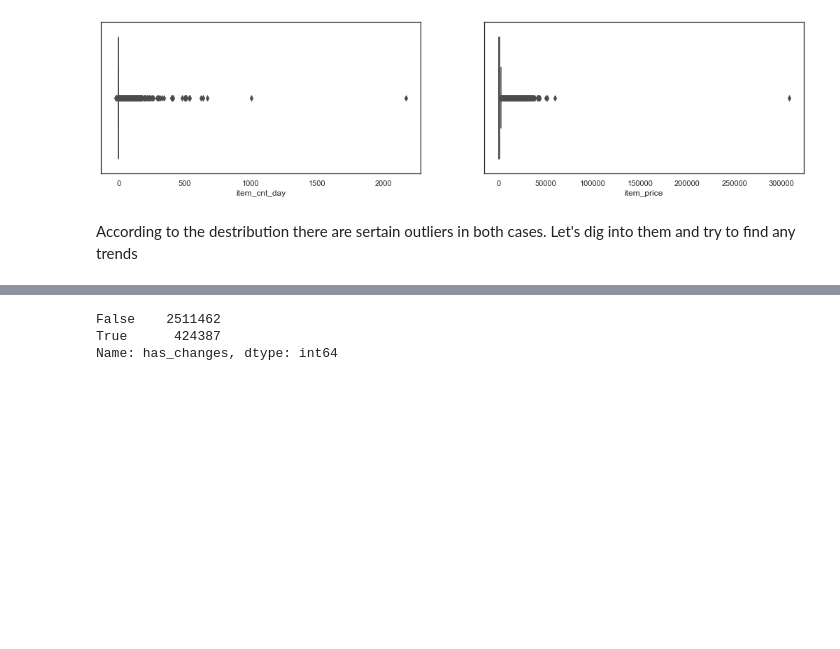
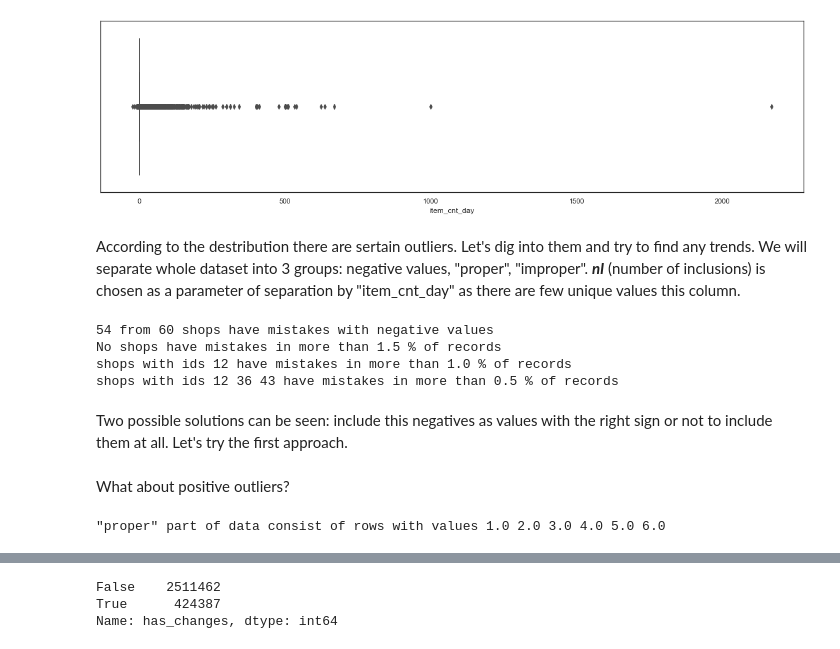
Before and after one commit to MShepelin/Predict-future-sales, a Jupyter notebook: Full workflow.ipynb, the cells around one changed output, grey strips where cells are left out. Drawn from its saved outputs; the diff is of its cells as text; code cells hidden in the pictures; blank space fills up the shorter version.

Commit message:
Outliers overview done

```diff
--- a/Full workflow.ipynb
+++ b/Full workflow.ipynb
@@ -14,10 +14,13 @@ pd.set_option('display.max_rows', 200)
 pd.set_option('display.max_columns', 100)
 sns.set(style="white")
 # %%
-# Import data
-sales_train        = pd.read_csv('./readonly/sales_train.csv')
-test               = pd.read_csv('./readonly/test.csv')
+# Import data (we will immideatly merge some informaton together)
 items              = pd.read_csv('./readonly/items.csv').set_index('item_id')
+sales_train        = pd.read_csv('./readonly/sales_train.csv').join(items['item_category_id'], on='item_id')
+test               = pd.read_csv('./readonly/test.csv').join(items['item_category_id'], on='item_id')
 item_categories    = pd.read_csv('./readonly/item_categories.csv').set_index('item_category_id')
-shops              = pd.read_csv('./readonly/shops.csv')
+shops              = pd.read_csv('./readonly/shops.csv').set_index('shop_id')
+
+assert not sales_train['item_category_id'].isna().any()
+assert not test['item_category_id'].isna().any()
 # %% [markdown]
@@ -24,10 +29,31 @@ shops              = pd.read_csv('./readonly/shops.csv')
 Lets consider what is hapenning with the value, which forms our target value. First idea is to watch a destribution plot and understand what happens with outliers.
 # %%
-fig, ax = plt.subplots(1, 2, figsize = (18, 4))
-sns.boxplot(sales_train['item_cnt_day'], ax = ax[0])
-sns.boxplot(sales_train['item_price'], ax = ax[1])
+fig = plt.figure(figsize=(20, 5))
+sns.boxplot(sales_train['item_cnt_day'])
 plt.show()
 # %% [output]
-[figure, old version]
+[figure, new version]
 # %% [markdown]
-According to the destribution there are sertain outliers in both cases. Let's dig into them and try to find any trends
+According to the destribution there are sertain outliers. Let's dig into them and try to find any trends. We will separate whole dataset into 3 groups: negative values, "proper", "improper". ***nI*** (number of inclusions) is chosen as a parameter of separation by "item_cnt_day" as there are few unique values this column.
+# %%
+# Separate rows with negative values
+negative_rows = sales_train[sales_train['item_cnt_day'] < 0]
+
+# Check if some sertain shops have tendency for mistakes
+print(len(negative_rows['shop_id'].unique()), "from", len(shops.index), "shops have mistakes with negative values")
+
+for mistakes_threshold in [0.015, 0.01, 0.005]:
+    many_mistakes = sales_train.groupby('shop_id').size().loc[
+        negative_rows.groupby('shop_id').size() / sales_train.groupby('shop_id').size() > mistakes_threshold].index
+
+    if (many_mistakes.size == 0):
+        print("No shops have mistakes in more than", mistakes_threshold*100, "% of records")
+    else:
+        print("shops with ids", *many_mistakes, "have mistakes in more than", mistakes_threshold*100, "% of records")
+# %% [output]
+54 from 60 shops have mistakes with negative values
+No shops have mistakes in more than 1.5 % of records
+shops with ids 12 have mistakes in more than 1.0 % of records
+shops with ids 12 36 43 have mistakes in more than 0.5 % of records
+# %% [markdown]
+Two possible solutions can be seen: include this negatives as values with the right sign or not to include them at all. Let's try the first approach.
@@ -34 +63,3 @@ According to the destribution there are sertain outliers in both cases. Let's di
+# %% [markdown]
+What about positive outliers?
 # %%
@@ -47,6 +78,10 @@ proper_sales = sales_train[sales_train['item_cnt_day'].isin(proper_values)]
 improper_sales = sales_train.drop(proper_sales.index)
 
 assert proper_sales.shape[0] + improper_sales.shape[0] == sales_train.shape[0], "Wrong sizes"
+# %%
+print("\"proper\" part of data consist of rows with values", *proper_sales['item_cnt_day'].sort_values().unique())
+# %% [output]
+"proper" part of data consist of rows with values 1.0 2.0 3.0 4.0 5.0 6.0
 # %%
 topn = 10
 print('From top', topn, 'items by inclusions in \"improper\" items meet in \"test\" part of data:')
```
Also changed, not shown: parts of 37 cells of this notebook.
